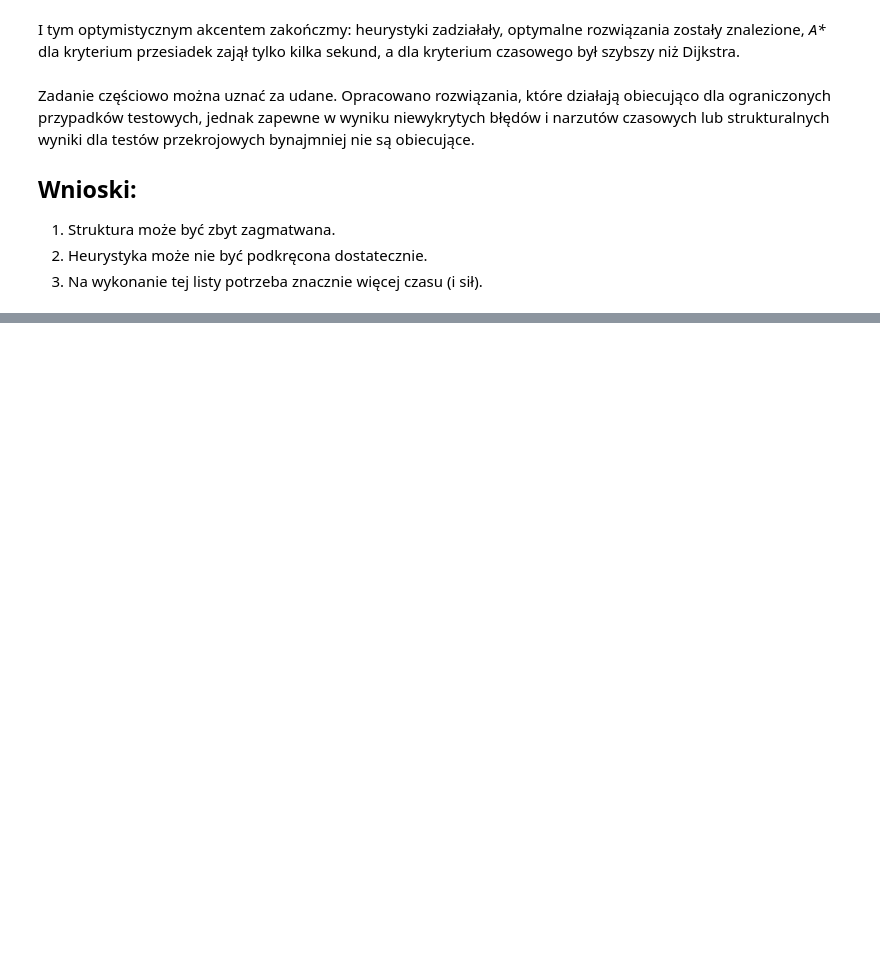
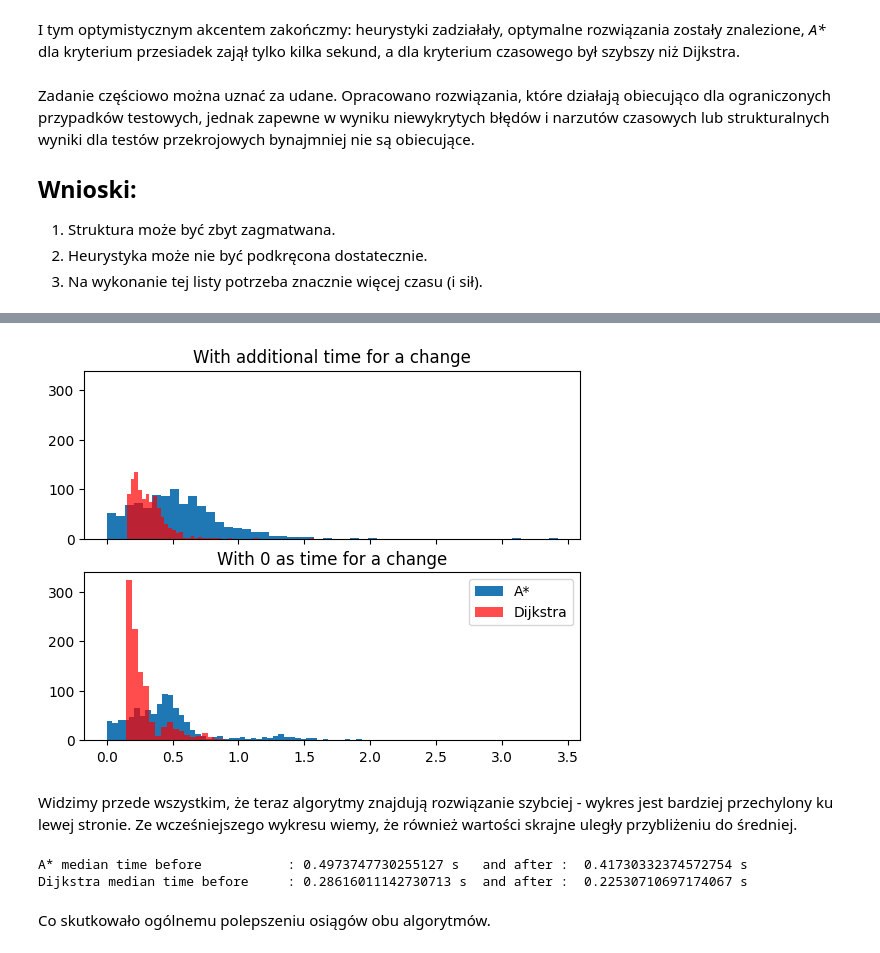
Before and after one commit to dekompot/SI, a Jupyter notebook: summary.ipynb, the cells around one changed output, grey strips where cells are left out. Saved outputs shown, nothing was run; the diff lists cells and outputs as text; code cells hidden in the pictures; blank space fills up the shorter version.

```diff
--- a/summary.ipynb
+++ b/summary.ipynb
@@ -337,0 +450,22 @@ Zadanie częściowo można uznać za udane. Opracowano rozwiązania, które dzia
+# %%
+fig, axs = plt.subplots(2, sharex=True, sharey=True)
+axs[0].hist(comparison['t_time'], bins=50, label='A*')
+axs[0].hist(comparison['d_time'], bins=50, alpha=0.7, color='red', label='Dijkstra')
+axs[0].set_title("With additional time for a change")
+axs[1].hist(comparison_repaired['t_time'], bins=50, label='A*')
+axs[1].hist(comparison_repaired['d_time'], bins=50, alpha=0.7, color='red',  label='Dijkstra')
+axs[1].set_title("With 0 as time for a change")
+plt.legend()
+plt.show()
+# %% [output]
+[figure, added]
+# %% [markdown]
+Widzimy przede wszystkim, że teraz algorytmy znajdują rozwiązanie szybciej - wykres jest bardziej przechylony ku lewej stronie. Ze wcześniejszego wykresu wiemy, że również wartości skrajne uległy przybliżeniu do średniej.
+# %%
+print(f"A* median time before\t\t: {comparison['t_time'].median()} s\t and after :  {comparison_repaired['t_time'].median()} s")
+print(f"Dijkstra median time before\t: {comparison['d_time'].median()} s\t and after :  {comparison_repaired['d_time'].median()} s")
+# %% [output]
+A* median time before           : 0.4973747730255127 s   and after :  0.41730332374572754 s
+Dijkstra median time before     : 0.28616011142730713 s  and after :  0.22530710697174067 s
+# %% [markdown]
+Co skutkowało ogólnemu polepszeniu osiągów obu algorytmów.
```
Also changed, not shown: parts of 15 cells of this notebook, 3 other files.
